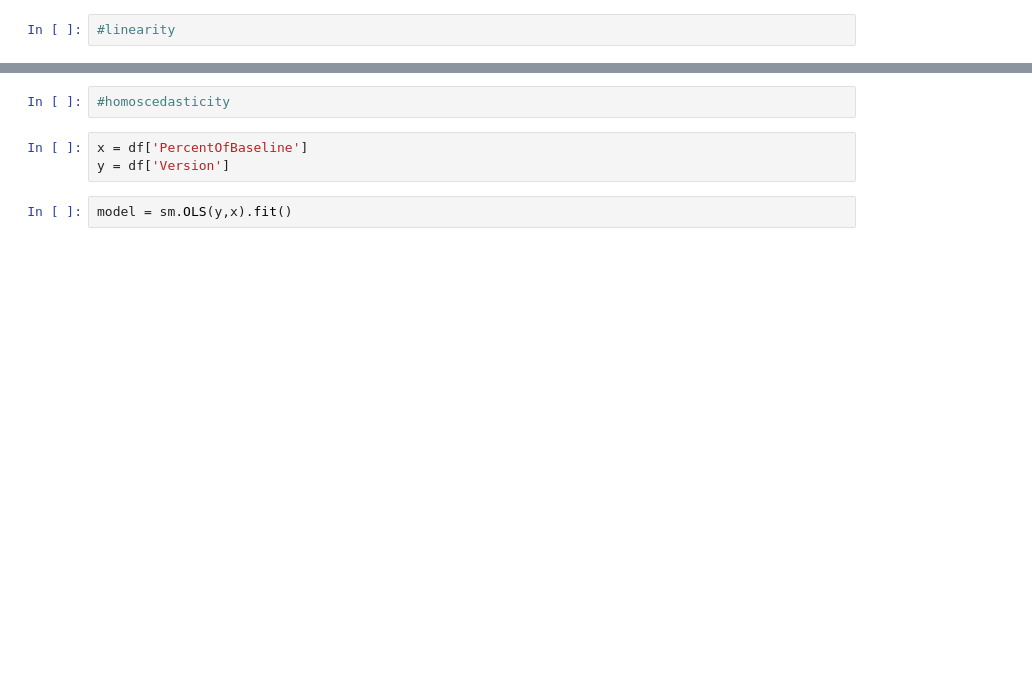
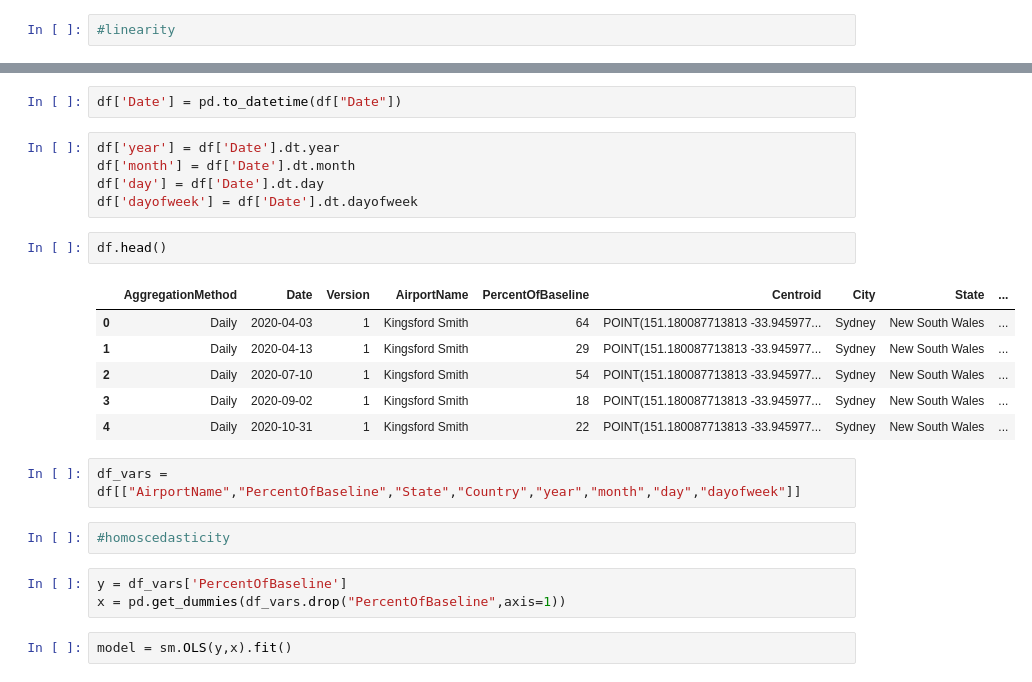
Before and after one commit to Team-Dynamite/Project-TNT, a Jupyter notebook: Notebooks/covid-airport.ipynb, the cells around one changed output, grey strips where cells are left out. Saved outputs shown, nothing was run; the diff lists cells and outputs as text; blank space fills up the shorter version.

```diff
--- a/Notebooks/covid-airport.ipynb
+++ b/Notebooks/covid-airport.ipynb
@@ -54,8 +63,26 @@ sns.pairplot(df)
+# %%
+df['Date'] = pd.to_datetime(df["Date"])
+# %%
+df['year'] = df['Date'].dt.year
+df['month'] = df['Date'].dt.month
+df['day'] = df['Date'].dt.day
+df['dayofweek'] = df['Date'].dt.dayofweek
+# %%
+df.head()
+# %% [output]
+|  | AggregationMethod | Date | Version | AirportName | PercentOfBaseline | Centroid | City | State | ... |
+| 0 | Daily | 2020-04-03 | 1 | Kingsford Smith | 64 | POINT(151.180087713813 -33.945977... | Sydney | New South Wales | ... |
+| 1 | Daily | 2020-04-13 | 1 | Kingsford Smith | 29 | POINT(151.180087713813 -33.945977... | Sydney | New South Wales | ... |
+| 2 | Daily | 2020-07-10 | 1 | Kingsford Smith | 54 | POINT(151.180087713813 -33.945977... | Sydney | New South Wales | ... |
+| 3 | Daily | 2020-09-02 | 1 | Kingsford Smith | 18 | POINT(151.180087713813 -33.945977... | Sydney | New South Wales | ... |
+| 4 | Daily | 2020-10-31 | 1 | Kingsford Smith | 22 | POINT(151.180087713813 -33.945977... | Sydney | New South Wales | ... |
+# %%
+df_vars = df[["AirportName","PercentOfBaseline","State","Country","year","month","day","dayofweek"]]
 # %%
 #homoscedasticity
 # %%
-x = df['PercentOfBaseline']
-y = df['Version']
+y = df_vars['PercentOfBaseline']
+x = pd.get_dummies(df_vars.drop("PercentOfBaseline",axis=1))
 # %%
 model = sm.OLS(y,x).fit()
 # %%
```
Also changed, not shown: parts of 16 cells of this notebook.
